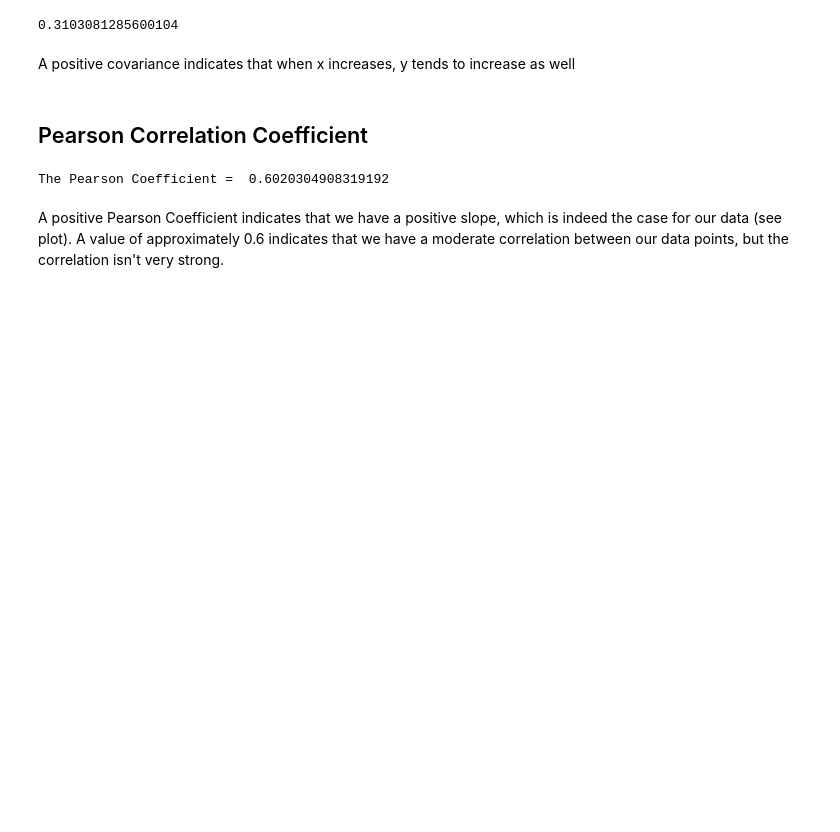
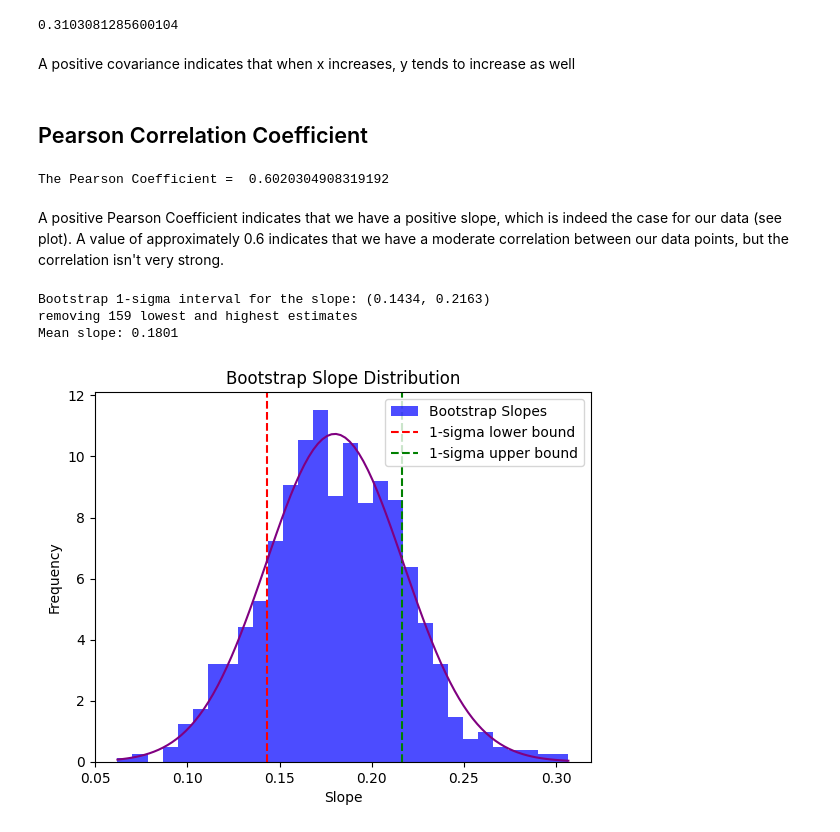
Before and after one commit to ThomasSchallar/statistics, a Jupyter notebook: 3. Statistical Inference .ipynb, the cells around one changed output. Cells and saved outputs as stored; diff of their text form; code cells hidden in the pictures; blank space fills up the shorter version.

Commit message:
bootstrap update2

```diff
--- a/3. Statistical Inference .ipynb
+++ b/3. Statistical Inference .ipynb
@@ -597,3 +597,67 @@ print('The Pearson Coefficient = ', coeff)
 The Pearson Coefficient =  0.6020304908319192
 # %% [markdown]
 A positive Pearson Coefficient indicates that we have a positive slope, which is indeed the case for our data (see plot). A value of approximately 0.6 indicates that we have a moderate correlation between our data points, but the correlation isn't very strong.
+# %%
+from scipy.stats import norm
+# Number of bootstrap samples
+n_bootstrap = 1000
+N= len(max_obs_mag)
+
+# Store bootstrap slopes
+bootstrap_slopes = []
+
+# Perform bootstrap resampling
+for _ in range(n_bootstrap):
+    # Resample data with replacement
+    indices = np.random.randint(0, N, N)
+
+    resampled_mag = max_obs_mag[indices]
+    resampled_log_dist = log_dist[indices]
+
+    # Fit linear regression to the resampled data
+    coefficients = np.polyfit(resampled_mag, resampled_log_dist, deg=1)
+    slope = coefficients[0]
+
+    # Store the slope
+    bootstrap_slopes.append(slope)
+
+
+bootstrap_slopes = np.sort(bootstrap_slopes)
+
+# Compute the 1-sigma interval (16th and 84th percentiles)
+lower_bound = np.percentile(bootstrap_slopes, 16)
+upper_bound = np.percentile(bootstrap_slopes, 84)
+
+# Print results
+print(f"Bootstrap 1-sigma interval for the slope: ({lower_bound:.4f}, {upper_bound:.4f})")
+
+alpha= 0.318
+remove= int(n_bootstrap*alpha/2)
+print(f"removing {remove} lowest and highest estimates")
+cut= bootstrap_slopes[remove:-remove]
+print(f"Mean slope: {np.mean(cut):.4f}")
+
+#print(f"Mean slope: {np.mean(bootstrap_slopes):.4f}")
+#print(f"cut{cut}")
+#print(f"no cut{bootstrap_slopes}")
+
+# Plot the distribution of bootstrap slopes
+plt.hist(bootstrap_slopes, bins=30, alpha=0.7, color='blue', label='Bootstrap Slopes', density=True)
+plt.axvline(lower_bound, color='red', linestyle='--', label='1-sigma lower bound')
+plt.axvline(upper_bound, color='green', linestyle='--', label='1-sigma upper bound')
+plt.xlabel('Slope')
+plt.ylabel('Frequency')
+plt.title('Bootstrap Slope Distribution')
+plt.legend()
+
+# fit a gaussian distribution
+x = np.linspace(min(bootstrap_slopes),max(bootstrap_slopes),100)
+pdf= norm.pdf(x,np.mean(bootstrap_slopes),np.std(bootstrap_slopes))
+
+plt.plot(x, pdf, 'purple')
+plt.show()
+# %% [output]
+Bootstrap 1-sigma interval for the slope: (0.1434, 0.2163)
+removing 159 lowest and highest estimates
+Mean slope: 0.1801
+[figure, added]
```
Also changed, not shown: parts of 4 cells of this notebook.
